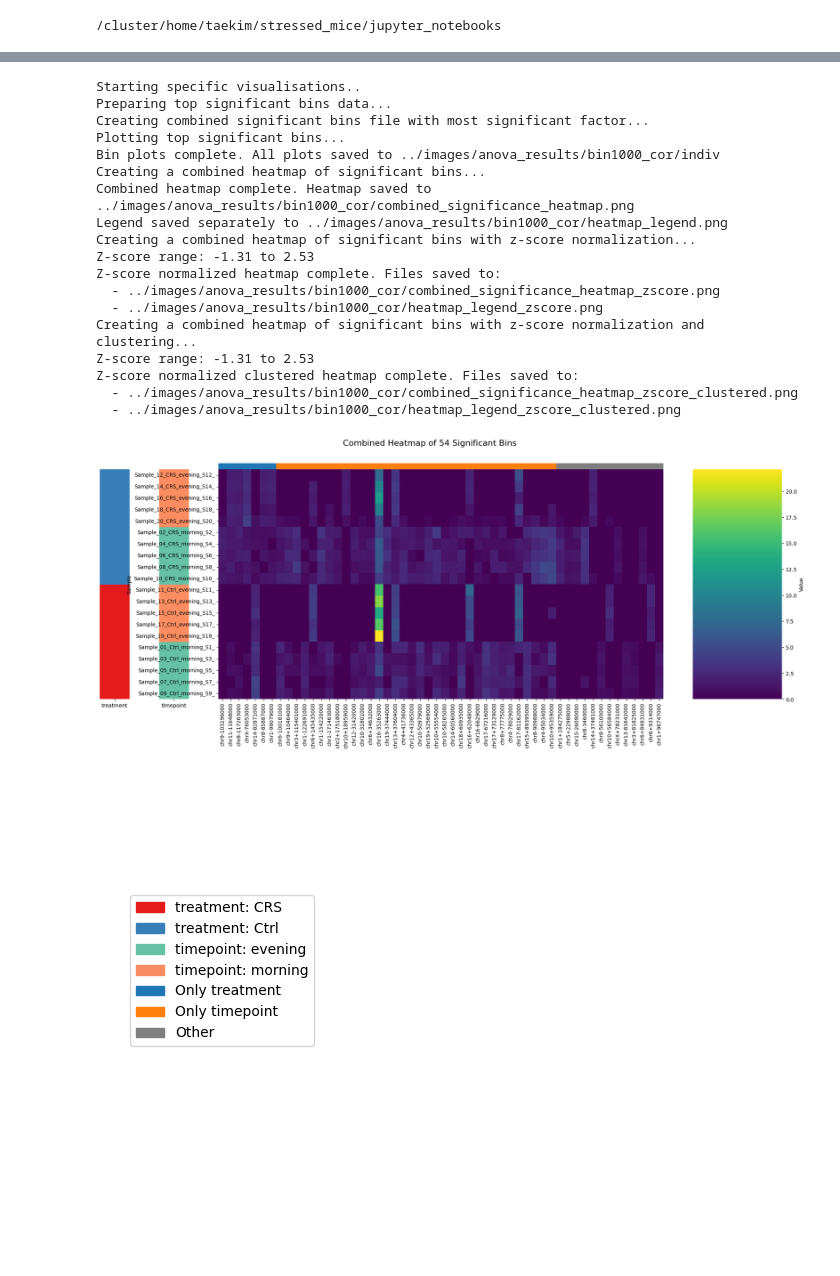
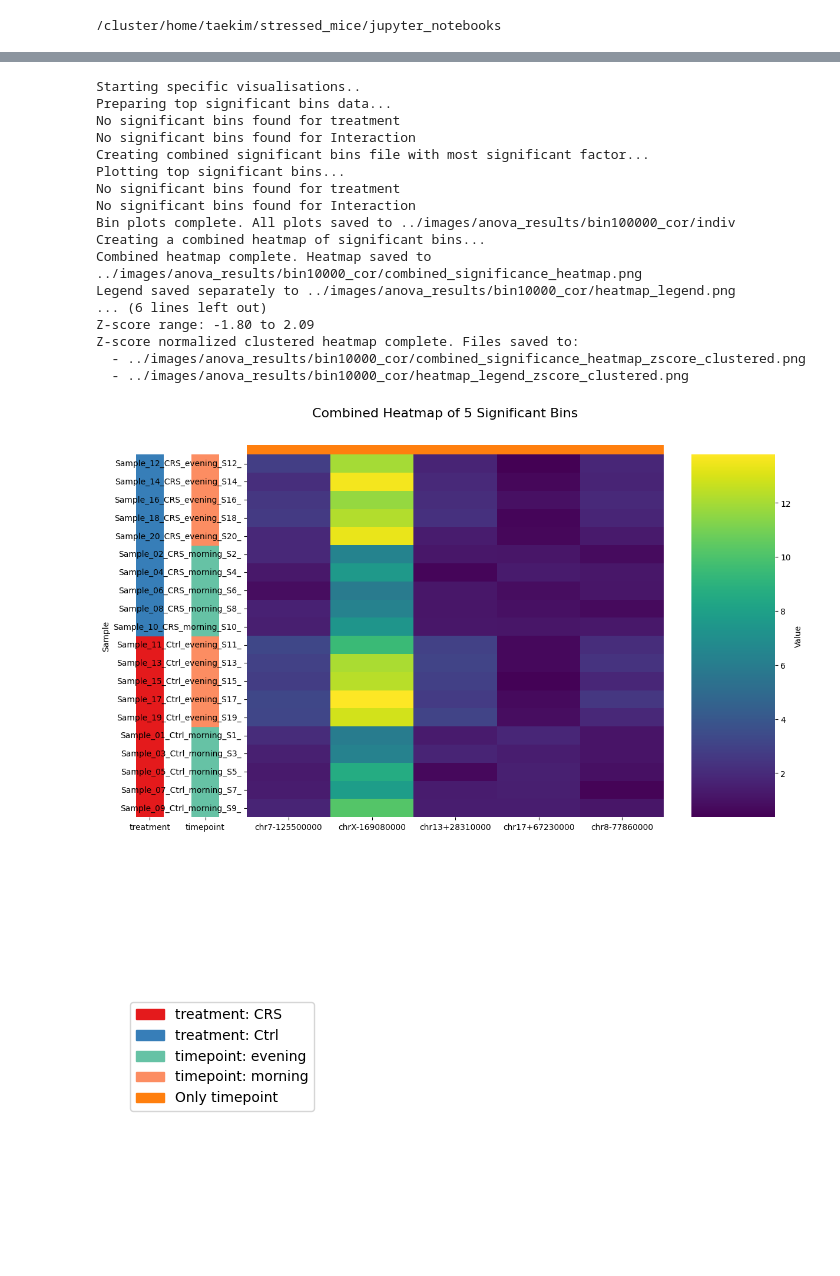
Before and after one commit to babypoby/stressed-mice, a Jupyter notebook: jupyter_notebooks/anova_concurrent.ipynb, the cells around one changed output, grey strips where cells are left out. Drawn from its saved outputs; the diff is of its cells as text; code cells hidden in the pictures; blank space fills up the shorter version.

```diff
--- a/jupyter_notebooks/anova_concurrent.ipynb
+++ b/jupyter_notebooks/anova_concurrent.ipynb
@@ -631,7 +629,7 @@ def prepare_significant_bins_data(results_df, factor1_name, factor2_name, max_bi
     all_sig_bins = all_sig_bins.sort_values('max_f_value', ascending=False)
 
     # Store in dictionary
-    top_bins_dict['all_significant_bins'] = all_sig_bins
+    top_bins_dict['all_significant_bins'] = all_sig_bins.head(100)
 
     # Save the CSV if data_dir is provided
     if data_dir:
@@ -1941,11 +1971,11 @@ display(metadata_df.head())
 
 factor1_name = 'treatment'  # CRS vs Ctrl
 factor2_name = 'timepoint'  # morning vs evening
-figures_dir = '../images/anova_results/bin1000_cor' #PATH TO SAVE FIGURES
+figures_dir = '../images/anova_results/bin10000_cor' #PATH TO SAVE FIGURES
 data_dir = '../data_anova' #PATH TO SAVE CSV FILES
 
-batch_size = 15000  # BATCH SIZE DEPENDING ON DATASET SIZE. BIGGER DATASET SHOULD BE PROCESSED WITH BIGGER BATCH SIZE, BUT A TOO BIG BATCH SIZE CAN OVERLOAD MEMORY
-n_cores = 80 # NUMBER OF CORES AVAILABLE
+batch_size = 10000  # BATCH SIZE DEPENDING ON DATASET SIZE. BIGGER DATASET SHOULD BE PROCESSED WITH BIGGER BATCH SIZE, BUT A TOO BIG BATCH SIZE CAN OVERLOAD MEMORY
+n_cores = 60 # NUMBER OF CORES AVAILABLE
 
 results_df = analyze_genomic_bins(pivot_df, bin_ids, metadata_df,
                                 factor1_name, factor2_name,
@@ -2019,35 +2026,34 @@ Done with general visualisations
 # %%
 #For significant bins
 print ("Starting specific visualisations..")
-max_bins = 1000
+max_bins = 10
 table_path = '../data_additional/Chromosome_naming_table_17.09.2024_Vakil.tsv' #CHANGE PATH
 
 # Prepare the data
 top_bins_dict = prepare_significant_bins_data(results_df, factor1_name, factor2_name, max_bins, file_path, table_path, data_dir)
-indiv_dir = '../images/anova_results/bin1000_cor/indiv'
+indiv_dir = '../images/anova_results/bin100000_cor/indiv'
 # Generate the plots
 plot_significant_bins(pivot_df, metadata_df, top_bins_dict, factor1_name, factor2_name, indiv_dir)
 create_heatmap_unified(pivot_df, bin_ids, metadata_df, results_df, factor1_name, factor2_name, top_bins_dict, max_bins, figures_dir)
 create_heatmap_unified_zscore(pivot_df, bin_ids, metadata_df, results_df, factor1_name, factor2_name, top_bins_dict, max_bins, figures_dir)
 create_heatmap_unified_zscore_clustered(pivot_df, bin_ids, metadata_df, results_df, factor1_name, factor2_name, top_bins_dict, max_bins, figures_dir)
 # %% [output]
 Starting specific visualisations..
 Preparing top significant bins data...
+No significant bins found for treatment
+No significant bins found for Interaction
 Creating combined significant bins file with most significant factor...
 Plotting top significant bins...
-Bin plots complete. All plots saved to ../images/anova_results/bin1000_cor/indiv
+No significant bins found for treatment
+No significant bins found for Interaction
+Bin plots complete. All plots saved to ../images/anova_results/bin100000_cor/indiv
 Creating a combined heatmap of significant bins...
-Combined heatmap complete. Heatmap saved to ../images/anova_results/bin1000_cor/combined_significance_heatmap.png
-Legend saved separately to ../images/anova_results/bin1000_cor/heatmap_legend.png
-Creating a combined heatmap of significant bins with z-score normalization...
-Z-score range: -1.31 to 2.53
-Z-score normalized heatmap complete. Files saved to:
-  - ../images/anova_results/bin1000_cor/combined_significance_heatmap_zscore.png
-  - ../images/anova_results/bin1000_cor/heatmap_legend_zscore.png
-Creating a combined heatmap of significant bins with z-score normalization and clustering...
-Z-score range: -1.31 to 2.53
+Combined heatmap complete. Heatmap saved to ../images/anova_results/bin10000_cor/combined_significance_heatmap.png
+Legend saved separately to ../images/anova_results/bin10000_cor/heatmap_legend.png
+... (6 lines left out)
+Z-score range: -1.80 to 2.09
 Z-score normalized clustered heatmap complete. Files saved to:
-  - ../images/anova_results/bin1000_cor/combined_significance_heatmap_zscore_clustered.png
-  - ../images/anova_results/bin1000_cor/heatmap_legend_zscore_clustered.png
+  - ../images/anova_results/bin10000_cor/combined_significance_heatmap_zscore_clustered.png
+  - ../images/anova_results/bin10000_cor/heatmap_legend_zscore_clustered.png
-[figure, old version]
+[figure, new version]
-[figure, old version]
+[figure, new version]
```
Also changed, not shown: parts of 5 cells of this notebook, 37 other files.
